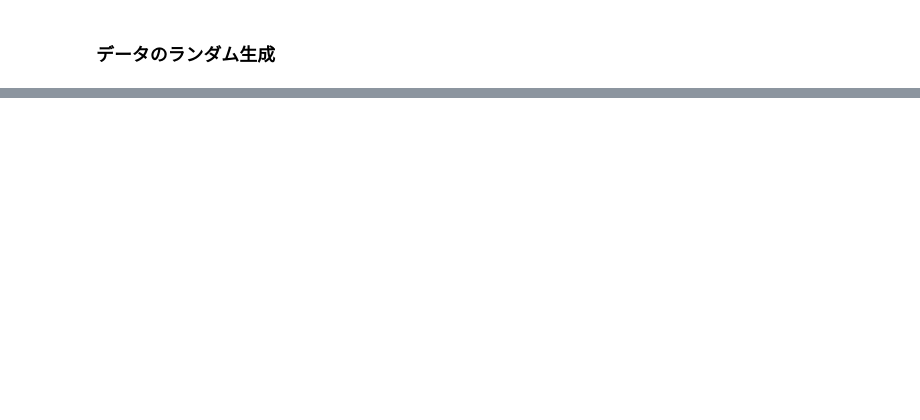
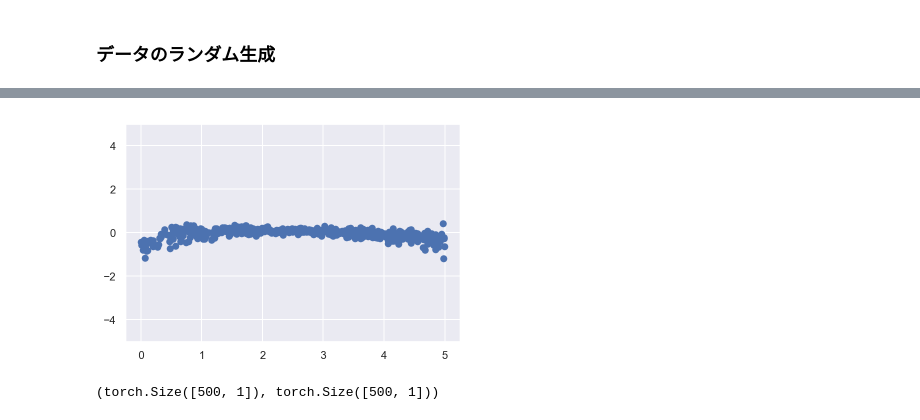
Before and after one commit to masakiaota/blog, a Jupyter notebook: quantile_regression/testrun.ipynb, the cells around one changed output, grey strips where cells are left out. Drawn from its saved outputs; the diff is of its cells as text; code cells hidden in the pictures; blank space fills up the shorter version.

Commit message:
success(?) in airtificial data for now

```diff
--- a/quantile_regression/testrun.ipynb
+++ b/quantile_regression/testrun.ipynb
@@ -40,0 +61,35 @@ plt.scatter(X,Y);
+# %%
+import torch
+from torch import nn
+from torch import optim
+from torch.utils.data import TensorDataset, DataLoader
+
+
+net = nn.Sequential(
+    nn.Linear(1, 32),
+    nn.ReLU(),
+#     nn.Sigmoid(),
+    nn.Dropout(0.3),
+    nn.Linear(32, 16),
+    nn.ReLU(),
+#     nn.Sigmoid(),
+    nn.Dropout(0.3),
+    nn.Linear(16, 1)
+)
+
+# ソフトマックスクロスエントロピー
+loss_fn = nn.MSELoss()
+
+# Adam
+optimizer = optim.Adam(net.parameters(),lr=5e-4)
+
+# NumPyのndarrayをPyTorchのTensorに変換
+X = torch.tensor(X, dtype=torch.float32)
+Y = torch.tensor(Y, dtype=torch.float32)
+
+
+# Datasetを作成
+ds = TensorDataset(X, Y)
+
+# 異なる順番で64個ずつデータを返すDataLoaderを作成
+loader = DataLoader(ds, batch_size=32, shuffle=True)
@@ -40,0 +200,13 @@ plt.scatter(X,Y);
+# %%
+net=qrnn(quantiles=[0.5])
+# %%
+plt.scatter(X,net(X)[:,0].detach())
+# plt.scatter(X,net(X)[:,1].detach())
+# plt.scatter(X,net(X)[:,2].detach())
+plt.ylim(-5,5);
+# %% [output]
+[figure, added]
+# %%
+X.shape ,net(X).shape
+# %% [output]
+(torch.Size([500, 1]), torch.Size([500, 1]))
```
Also changed, not shown: parts of 19 cells of this notebook, 1 other file.
